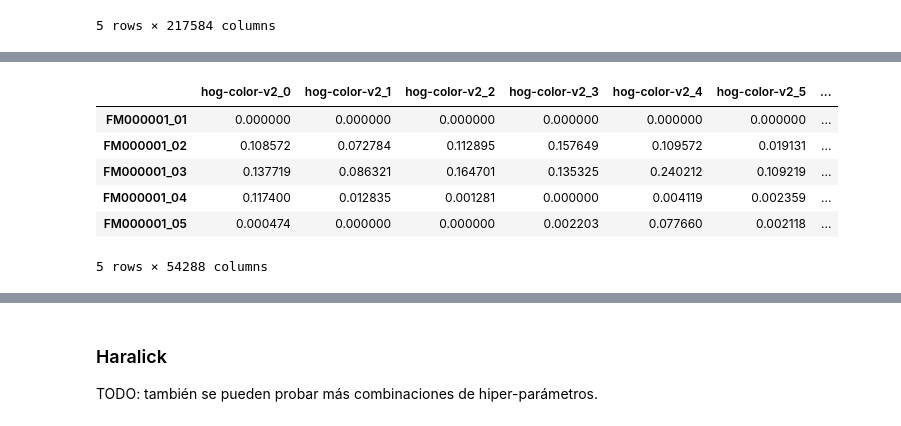
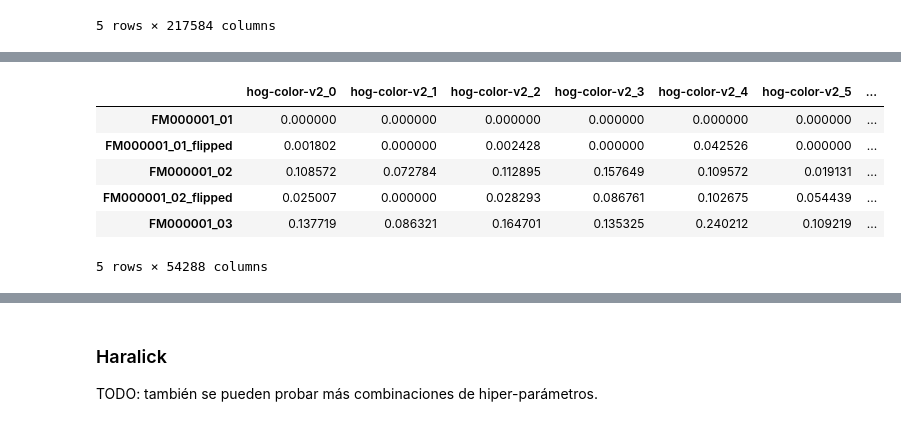
Before and after one commit to yerkko/pattern_recognition, a Jupyter notebook: codigo/experiments.ipynb, the cells around one changed output, grey strips where cells are left out. Cells and saved outputs as stored; diff of their text form; code cells hidden in the pictures.

```diff
--- a/codigo/experiments.ipynb
+++ b/codigo/experiments.ipynb
@@ -78,11 +78,6 @@ Se crea un `pd.DataFrame` que contiene los features y las labels de cada imagen.
 Se puede crear un DF para cada dataset (A, B, C, D).
 
 Más adelante se le van agregando los features a este DataFrame, para evitar recalcularlos.
-# %%
-N_PEOPLE_A = 16
-N_PEOPLE_B = 40
-N_PEOPLE_C = 100
-N_PEOPLE_D = 166
 # %%
 datasetA = load_dataset(N_PEOPLE_A, gray=True, crop=True)
 datasetA_color = load_dataset(N_PEOPLE_A, gray=False, crop=True)
@@ -316,3 +343,9 @@ plt.bar(range(len(hog)), hog)
 [figure]
 # %% [markdown]
 #### Calcular HoG para todo el dataset (gris y color)
+# %%
+dataset = load_dataset(N_PEOPLE_D, gray=False, crop=True, aug_flip=True)
+print(len(dataset))
+
+df_base = create_df(dataset)
+df_base.head(6)
@@ -350,7 +392,7 @@ Wall time: 10.6 s
 # %%
 %%time
 
-hog_color_df = calculate_feature_multiple_df(datasetA_color, calculate_hog, HOG_CONFIGS, basename='hog-color',
+hog_color_df = calculate_feature_multiple_df(dataset, calculate_hog, HOG_CONFIGS, basename='hog-color',
                                              multichannel=True)
 hog_color_df.head()
 # %% [output]
@@ -360,8 +402,8 @@ Wall time: 2.41 s
 |  | hog-color-v2_0 | hog-color-v2_1 | hog-color-v2_2 | hog-color-v2_3 | hog-color-v2_4 | hog-color-v2_5 | ... |
 | FM000001_01 | 0.000000 | 0.000000 | 0.000000 | 0.000000 | 0.000000 | 0.000000 | ... |
+| FM000001_01_flipped | 0.001802 | 0.000000 | 0.002428 | 0.000000 | 0.042526 | 0.000000 | ... |
 | FM000001_02 | 0.108572 | 0.072784 | 0.112895 | 0.157649 | 0.109572 | 0.019131 | ... |
+| FM000001_02_flipped | 0.025007 | 0.000000 | 0.028293 | 0.086761 | 0.102675 | 0.054439 | ... |
 | FM000001_03 | 0.137719 | 0.086321 | 0.164701 | 0.135325 | 0.240212 | 0.109219 | ... |
-| FM000001_04 | 0.117400 | 0.012835 | 0.001281 | 0.000000 | 0.004119 | 0.002359 | ... |
-| FM000001_05 | 0.000474 | 0.000000 | 0.000000 | 0.002203 | 0.077660 | 0.002118 | ... |
 5 rows × 54288 columns
 # %%
```
Also changed, not shown: parts of 19 cells of this notebook, 3 other files.
